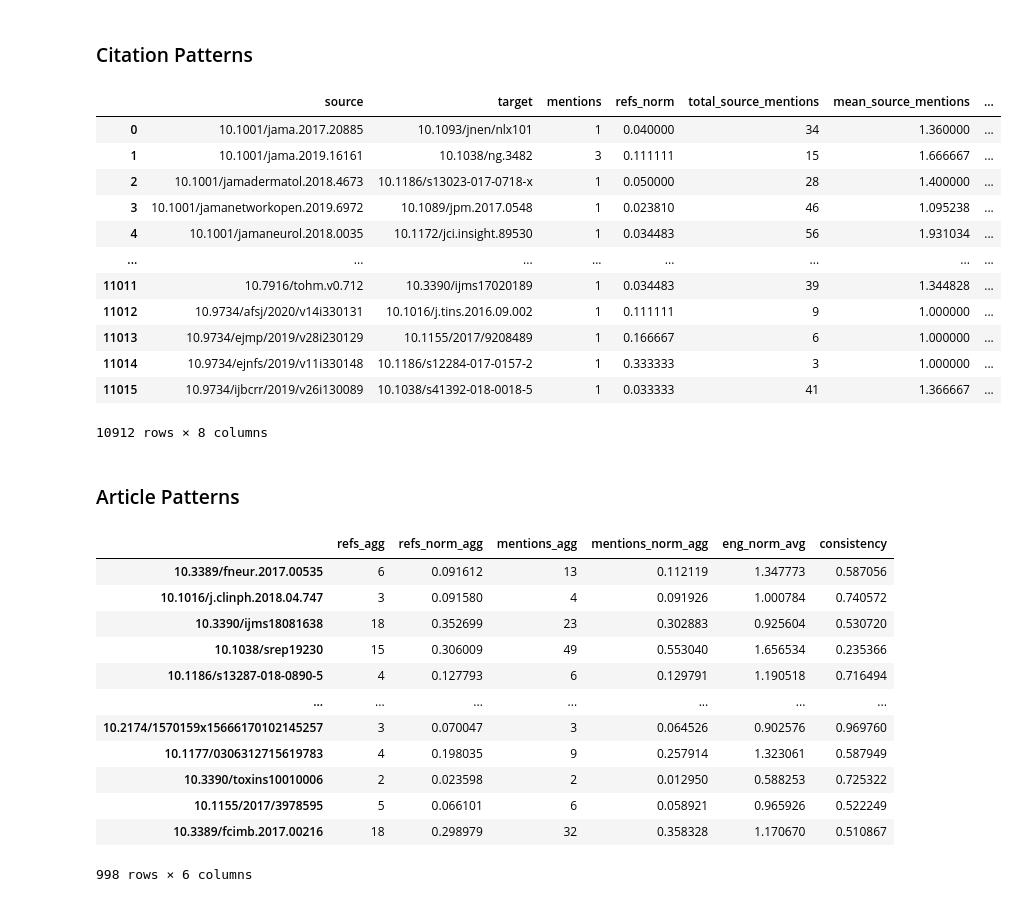
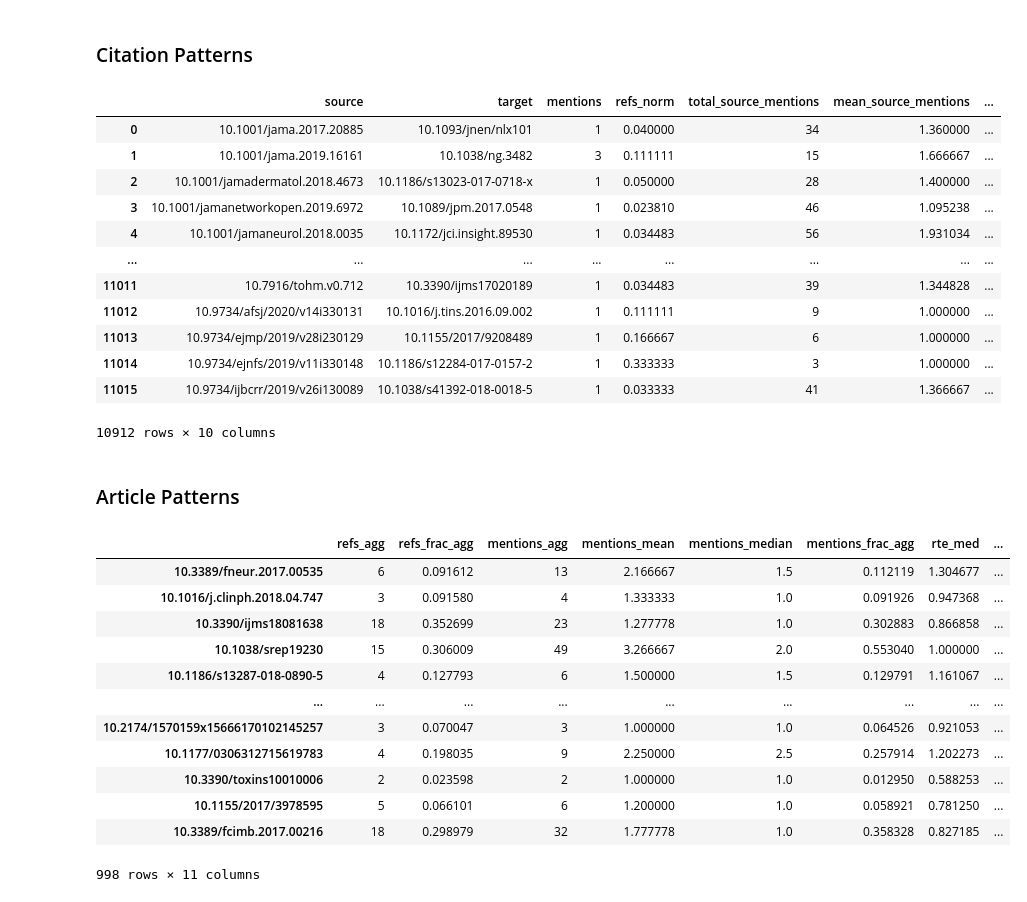
Before and after one commit to Bubblbu/citation-provenance-paper, a Jupyter notebook: notebooks/process_scite.ipynb, the cells around one changed output. Drawn from its saved outputs; the diff is of its cells as text; code cells hidden in the pictures.

```diff
--- a/notebooks/process_scite.ipynb
+++ b/notebooks/process_scite.ipynb
@@ -215,5 +215,24 @@ mention_patterns
 # %% [markdown]
 ### Citation Patterns
+# %%
+def common_authors(row):
+    doi_a = row["source"]
+    doi_b = row["target"]
+    try:
+        a, b = articles.loc[[doi_a, doi_b]].authors.values
+    except Exception:
+        return None
+    a = [str(v) for v in a]
+    b = [str(v) for v in b]
+
+    try:
+        common_first = a[0] == b[0]
+    except:
+        common_first = False
+
+    common_authors = len(set(a).intersection(set(b)))
+
+    return common_authors, common_first
 # %%
 citation_patterns = traces[["source", "target"]].drop_duplicates(ignore_index=True).set_index(["source", "target"])
 citation_patterns = traces.groupby(["source", "target"]).size().reset_index(name="mentions")
@@ -231,6 +250,11 @@ citation_patterns["mentions_norm_total"] = citation_patterns["mentions"] / citat
 # Normalize by mean mentions
 citation_patterns["mentions_norm_mean"] = citation_patterns["mentions"] / citation_patterns["mean_source_mentions"]
 
+# Add common names
+names = citation_patterns.progress_apply(common_authors, axis=1)
+names = pd.DataFrame(names.tolist(), columns=["common_authors", "common_first"])
+citation_patterns = citation_patterns.join(names)
+
 citation_patterns.to_csv(processed_dir / "citation_patterns.csv")
 citation_patterns
 # %% [output]
@@ -246,7 +270,7 @@ citation_patterns
 | 11013 | 10.9734/ejmp/2019/v28i230129 | 10.1155/2017/9208489 | 1 | 0.166667 | 6 | 1.000000 | ... |
 | 11014 | 10.9734/ejnfs/2019/v11i330148 | 10.1186/s12284-017-0157-2 | 1 | 0.333333 | 3 | 1.000000 | ... |
 | 11015 | 10.9734/ijbcrr/2019/v26i130089 | 10.1038/s41392-018-0018-5 | 1 | 0.033333 | 41 | 1.366667 | ... |
-10912 rows × 8 columns
+10912 rows × 10 columns
 # %% [markdown]
 ### Article Patterns
 # %%
@@ -281,37 +305,44 @@ def recitationN(doi: str):
 # %%
 article_patterns = pd.DataFrame(index=final_dois)
 
 # Aggregate counts
 article_patterns["refs_agg"] = citation_patterns.groupby("target").size()
-article_patterns["refs_norm_agg"] = citation_patterns.groupby("target")["refs_norm"].sum()
+article_patterns["refs_frac_agg"] = citation_patterns.groupby("target")["refs_norm"].sum()
 
 article_patterns["mentions_agg"] = citation_patterns.groupby("target")["mentions"].sum()
-article_patterns["mentions_norm_agg"] = citation_patterns.groupby("target")["mentions_norm_total"].sum()
+article_patterns["mentions_mean"] = citation_patterns.groupby("target")["mentions"].mean()
+article_patterns["mentions_median"] = citation_patterns.groupby("target")["mentions"].median()
+article_patterns["mentions_frac_agg"] = citation_patterns.groupby("target")["mentions_norm_total"].sum()
 
 # # recitation
 # article_patterns["recite_1"] = article_patterns.progress_apply(lambda row: recitation1(row.name), axis=1)
 # article_patterns["recite_N"] = article_patterns.progress_apply(lambda row: recitationN(row.name), axis=1)
 
 # engagement
 # article_patterns["eng_norm_agg"] = citation_patterns.groupby("target")["mentions_norm_mean"].sum()
-article_patterns["eng_norm_avg"] = citation_patterns.groupby("target")["mentions_norm_mean"].mean()
+article_patterns["rte_med"] = citation_patterns.groupby("target")["mentions_norm_mean"].median()
+article_patterns["rte_avg"] = citation_patterns.groupby("target")["mentions_norm_mean"].mean()
+
+# collabs
+article_patterns["collabs"] = citation_patterns.groupby("target")["common_authors"].apply(lambda x: sum([_>0 for _ in x.dropna()]))
+article_patterns["collabs_norm"] = article_patterns["collabs"] / article_patterns["refs_agg"]
 
 # eng. consistency
-article_patterns["consistency"] = article_patterns.progress_apply(lambda row: compute_eng_consistency(row.name), axis=1)
+article_patterns["rte_c"] = article_patterns.progress_apply(lambda row: compute_eng_consistency(row.name), axis=1)
 
 article_patterns.to_csv(processed_dir / "article_patterns.csv")
 article_patterns
 # %% [output]
-|  | refs_agg | refs_norm_agg | mentions_agg | mentions_norm_agg | eng_norm_avg | consistency |
-| 10.3389/fneur.2017.00535 | 6 | 0.091612 | 13 | 0.112119 | 1.347773 | 0.587056 |
-| 10.1016/j.clinph.2018.04.747 | 3 | 0.091580 | 4 | 0.091926 | 1.000784 | 0.740572 |
-| 10.3390/ijms18081638 | 18 | 0.352699 | 23 | 0.302883 | 0.925604 | 0.530720 |
-| 10.1038/srep19230 | 15 | 0.306009 | 49 | 0.553040 | 1.656534 | 0.235366 |
-| 10.1186/s13287-018-0890-5 | 4 | 0.127793 | 6 | 0.129791 | 1.190518 | 0.716494 |
-| ... | ... | ... | ... | ... | ... | ... |
-| 10.2174/1570159x15666170102145257 | 3 | 0.070047 | 3 | 0.064526 | 0.902576 | 0.969760 |
-| 10.1177/0306312715619783 | 4 | 0.198035 | 9 | 0.257914 | 1.323061 | 0.587949 |
-| 10.3390/toxins10010006 | 2 | 0.023598 | 2 | 0.012950 | 0.588253 | 0.725322 |
-| 10.1155/2017/3978595 | 5 | 0.066101 | 6 | 0.058921 | 0.965926 | 0.522249 |
-| 10.3389/fcimb.2017.00216 | 18 | 0.298979 | 32 | 0.358328 | 1.170670 | 0.510867 |
+|  | refs_agg | refs_frac_agg | mentions_agg | mentions_mean | mentions_median | mentions_frac_agg | rte_med | ... |
+| 10.3389/fneur.2017.00535 | 6 | 0.091612 | 13 | 2.166667 | 1.5 | 0.112119 | 1.304677 | ... |
+| 10.1016/j.clinph.2018.04.747 | 3 | 0.091580 | 4 | 1.333333 | 1.0 | 0.091926 | 0.947368 | ... |
+| 10.3390/ijms18081638 | 18 | 0.352699 | 23 | 1.277778 | 1.0 | 0.302883 | 0.866858 | ... |
+| 10.1038/srep19230 | 15 | 0.306009 | 49 | 3.266667 | 2.0 | 0.553040 | 1.000000 | ... |
+| 10.1186/s13287-018-0890-5 | 4 | 0.127793 | 6 | 1.500000 | 1.5 | 0.129791 | 1.161067 | ... |
+| ... | ... | ... | ... | ... | ... | ... | ... | ... |
+| 10.2174/1570159x15666170102145257 | 3 | 0.070047 | 3 | 1.000000 | 1.0 | 0.064526 | 0.921053 | ... |
+| 10.1177/0306312715619783 | 4 | 0.198035 | 9 | 2.250000 | 2.5 | 0.257914 | 1.202273 | ... |
+| 10.3390/toxins10010006 | 2 | 0.023598 | 2 | 1.000000 | 1.0 | 0.012950 | 0.588253 | ... |
+| 10.1155/2017/3978595 | 5 | 0.066101 | 6 | 1.200000 | 1.0 | 0.058921 | 0.781250 | ... |
+| 10.3389/fcimb.2017.00216 | 18 | 0.298979 | 32 | 1.777778 | 1.0 | 0.358328 | 0.827185 | ... |
-998 rows × 6 columns
+998 rows × 11 columns
```
Also changed, not shown: parts of 2 cells of this notebook, 3 other files.
